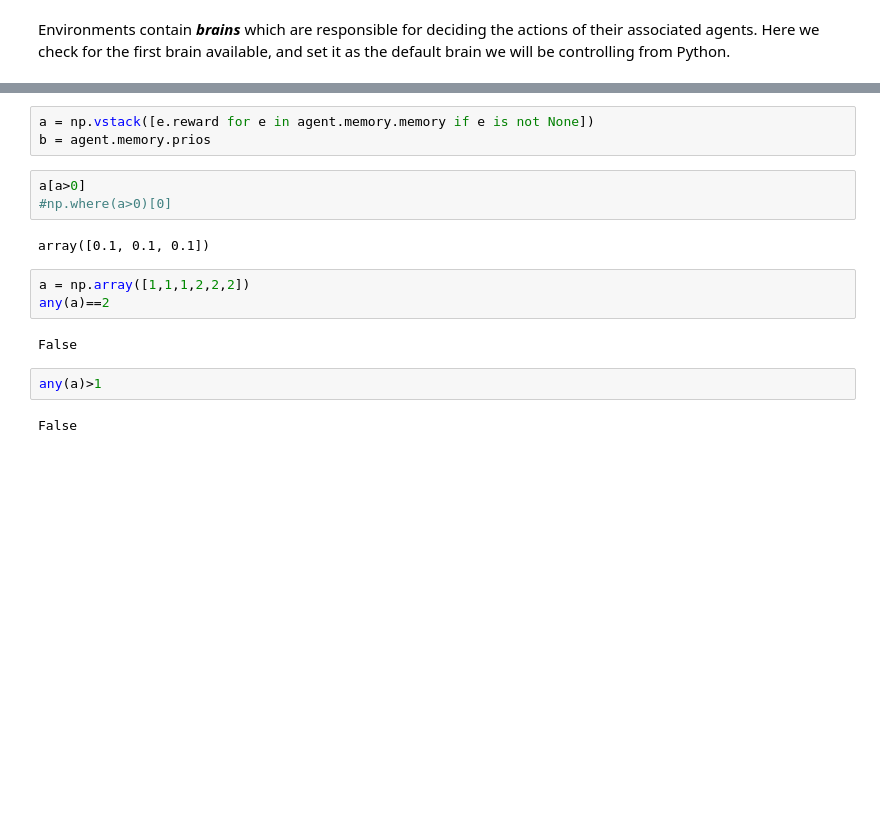
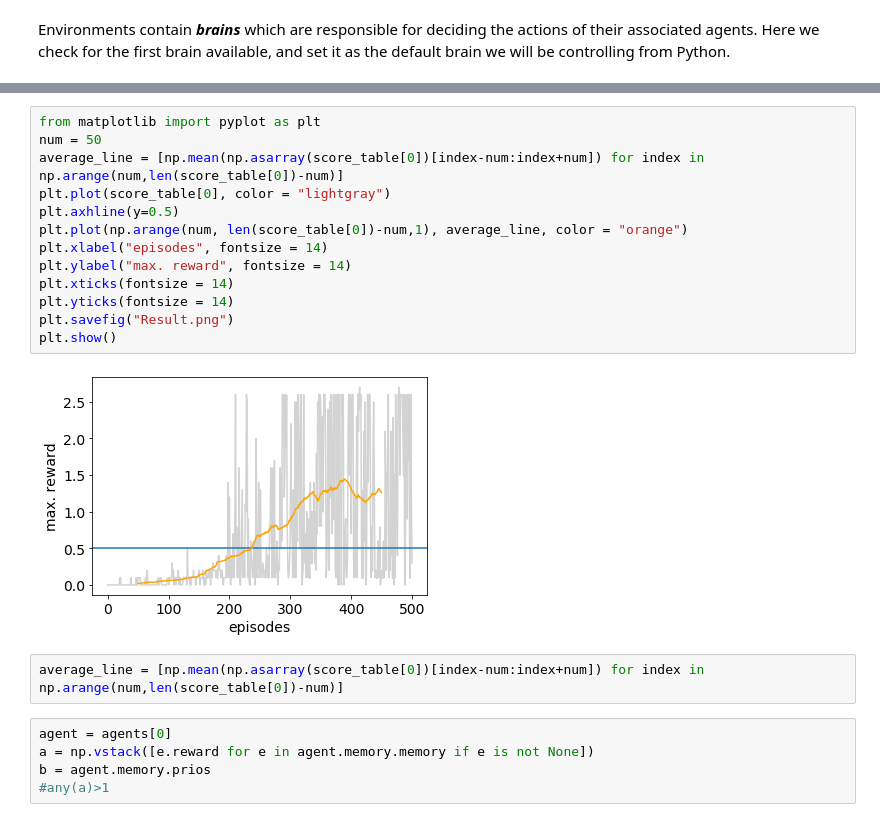
Before and after one commit to OliverPohl/p3_collaboration_competition, a Jupyter notebook: Tennis.ipynb, the cells around one changed output, grey strips where cells are left out. Saved outputs shown, nothing was run; the diff lists cells and outputs as text; blank space fills up the shorter version.

```diff
--- a/Tennis.ipynb
+++ b/Tennis.ipynb
@@ -259,17 +206,22 @@ KeyboardInterrupt:
+# %%
+from matplotlib import pyplot as plt
+num = 50
+average_line = [np.mean(np.asarray(score_table[0])[index-num:index+num]) for index in np.arange(num,len(score_table[0])-num)]
+plt.plot(score_table[0], color = "lightgray")
+plt.axhline(y=0.5)
+plt.plot(np.arange(num, len(score_table[0])-num,1), average_line, color = "orange")
+plt.xlabel("episodes", fontsize = 14)
+plt.ylabel("max. reward", fontsize = 14)
+plt.xticks(fontsize = 14)
+plt.yticks(fontsize = 14)
+plt.savefig("Result.png")
+plt.show()
+# %% [output]
+[figure, added]
+# %%
+average_line = [np.mean(np.asarray(score_table[0])[index-num:index+num]) for index in np.arange(num,len(score_table[0])-num)]
 # %%
+agent = agents[0]
 a = np.vstack([e.reward for e in agent.memory.memory if e is not None])
 b = agent.memory.prios
+#any(a)>1
-# %%
-a[a>0]
-#np.where(a>0)[0]
-# %% [output]
-array([0.1, 0.1, 0.1])
-# %%
-a = np.array([1,1,1,2,2,2])
-any(a)==2
-# %% [output]
-False
-# %%
-any(a)>1
-# %% [output]
-False
```
Also changed, not shown: parts of 15 cells of this notebook, 9 other files.
